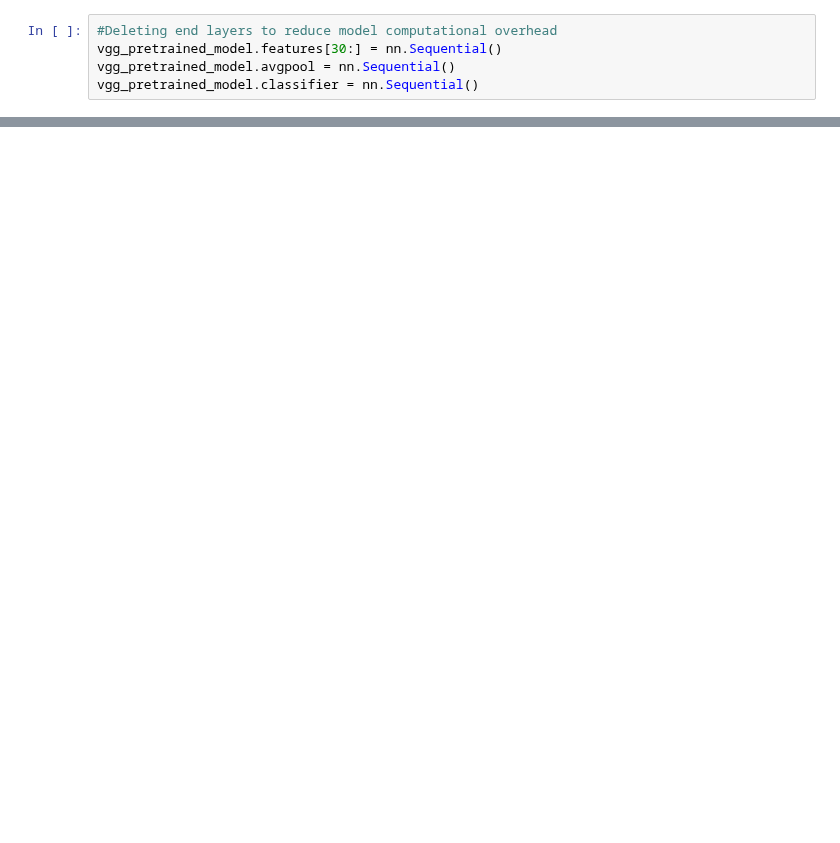
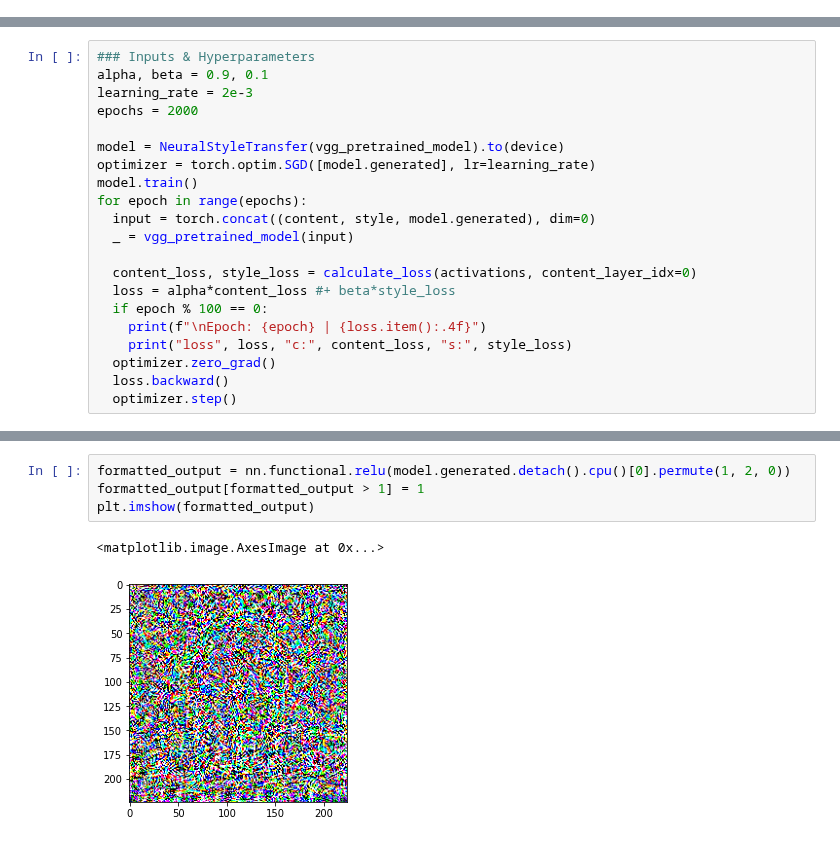
Before and after one commit to Molten-Ice/Deep-Learning, a Jupyter notebook: Neural_style_transfer.ipynb, the cells around one changed output, grey strips where cells are left out. Saved outputs shown, nothing was run; the diff lists cells and outputs as text; blank space fills up the shorter version.

Commit message:
Reproduction content image from conv layer 1 working :)

```diff
--- a/Neural_style_transfer.ipynb
+++ b/Neural_style_transfer.ipynb
@@ -113,5 +75,0 @@ Sequential(
-# %%
-#Deleting end layers to reduce model computational overhead
-vgg_pretrained_model.features[30:] = nn.Sequential()
-vgg_pretrained_model.avgpool = nn.Sequential()
-vgg_pretrained_model.classifier = nn.Sequential()
@@ -135,0 +135,21 @@ VGG(
+# %%
+### Inputs & Hyperparameters
+alpha, beta = 0.9, 0.1
+learning_rate = 2e-3
+epochs = 2000
+
+model = NeuralStyleTransfer(vgg_pretrained_model).to(device)
+optimizer = torch.optim.SGD([model.generated], lr=learning_rate)
+model.train()
+for epoch in range(epochs):
+  input = torch.concat((content, style, model.generated), dim=0)
+  _ = vgg_pretrained_model(input)
+
+  content_loss, style_loss = calculate_loss(activations, content_layer_idx=0)
+  loss = alpha*content_loss #+ beta*style_loss
+  if epoch % 100 == 0:
+    print(f"\nEpoch: {epoch} | {loss.item():.4f}")
+    print("loss", loss, "c:", content_loss, "s:", style_loss)
+  optimizer.zero_grad()
+  loss.backward()
+  optimizer.step()
@@ -135,0 +175,7 @@ VGG(
+# %%
+formatted_output = nn.functional.relu(model.generated.detach().cpu()[0].permute(1, 2, 0))
+formatted_output[formatted_output > 1] = 1
+plt.imshow(formatted_output)
+# %% [output]
+<matplotlib.image.AxesImage at 0x...>
+[figure, added]
```
Also changed, not shown: parts of 20 cells of this notebook.
